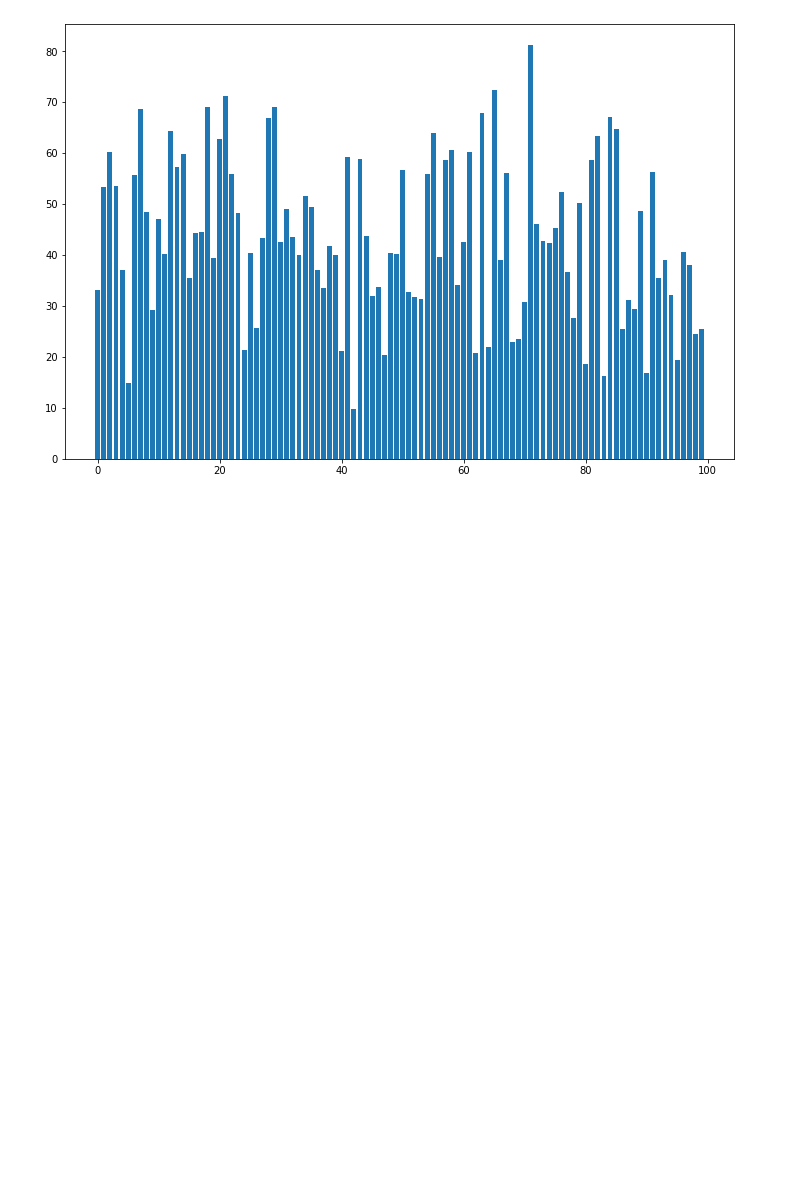
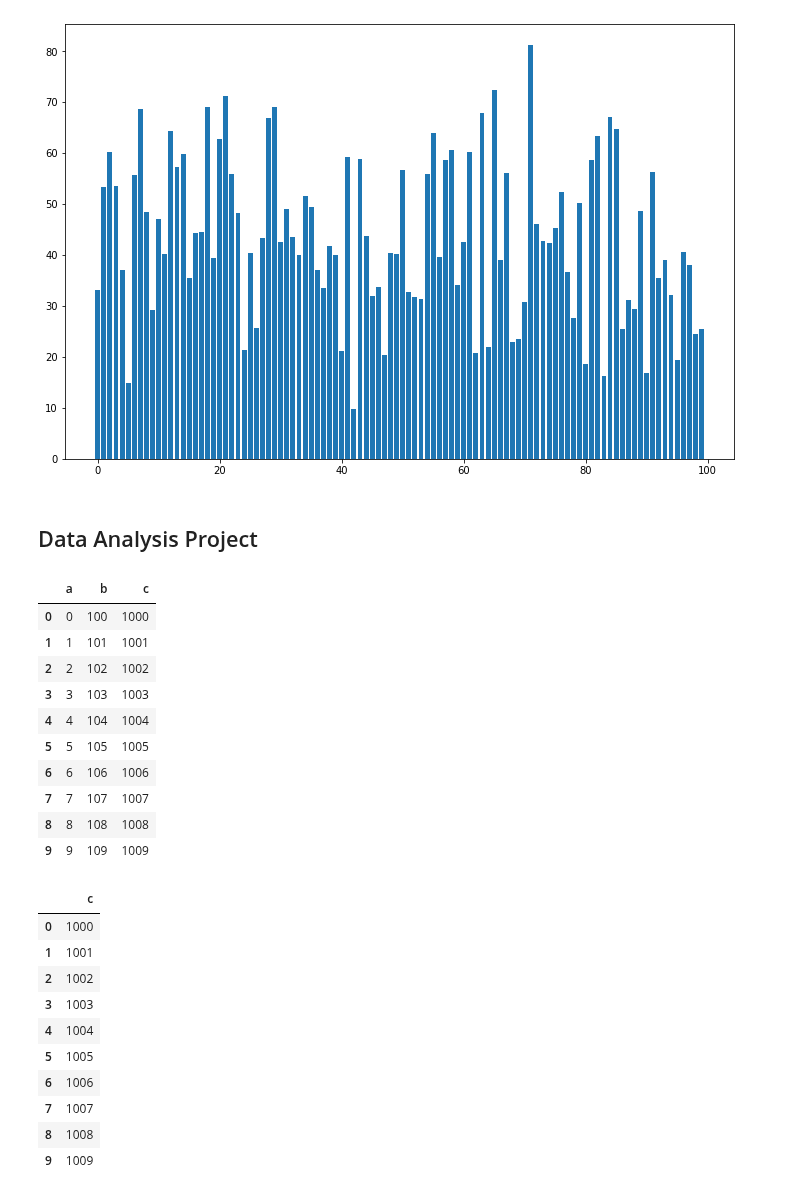
Before and after one commit to gabrielwithappy/python_study, a Jupyter notebook: Python_Basic.ipynb, the cells around one changed output. Drawn from its saved outputs; the diff is of its cells as text; code cells hidden in the pictures; blank space fills up the shorter version.

```diff
--- a/Python_Basic.ipynb
+++ b/Python_Basic.ipynb
@@ -2291,3 +2291,40 @@ plt.bar(np.arange(100), data_age)
 # %% [output]
 <BarContainer object of 100 artists>
 [figure]
+# %% [markdown]
+## Data Analysis Project
+# %%
+import pandas as pd
+import numpy as np
+
+# drop columns
+df = pd.DataFrame({'a' : pd.Series(np.arange(10)),
+                   'b' : pd.Series(np.arange(100, 110)),
+                   'c' : pd.Series(np.arange(1000, 1010))})
+display(df)
+
+df.drop(['a', 'b'], axis='columns', inplace=True)
+display(df)
+# %% [output]
+|  | a | b | c |
+| 0 | 0 | 100 | 1000 |
+| 1 | 1 | 101 | 1001 |
+| 2 | 2 | 102 | 1002 |
+| 3 | 3 | 103 | 1003 |
+| 4 | 4 | 104 | 1004 |
+| 5 | 5 | 105 | 1005 |
+| 6 | 6 | 106 | 1006 |
+| 7 | 7 | 107 | 1007 |
+| 8 | 8 | 108 | 1008 |
+| 9 | 9 | 109 | 1009 |
+|  | c |
+| 0 | 1000 |
+| 1 | 1001 |
+| 2 | 1002 |
+| 3 | 1003 |
+| 4 | 1004 |
+| 5 | 1005 |
+| 6 | 1006 |
+| 7 | 1007 |
+| 8 | 1008 |
+| 9 | 1009 |
```
Also changed, not shown: parts of 7 cells of this notebook.
